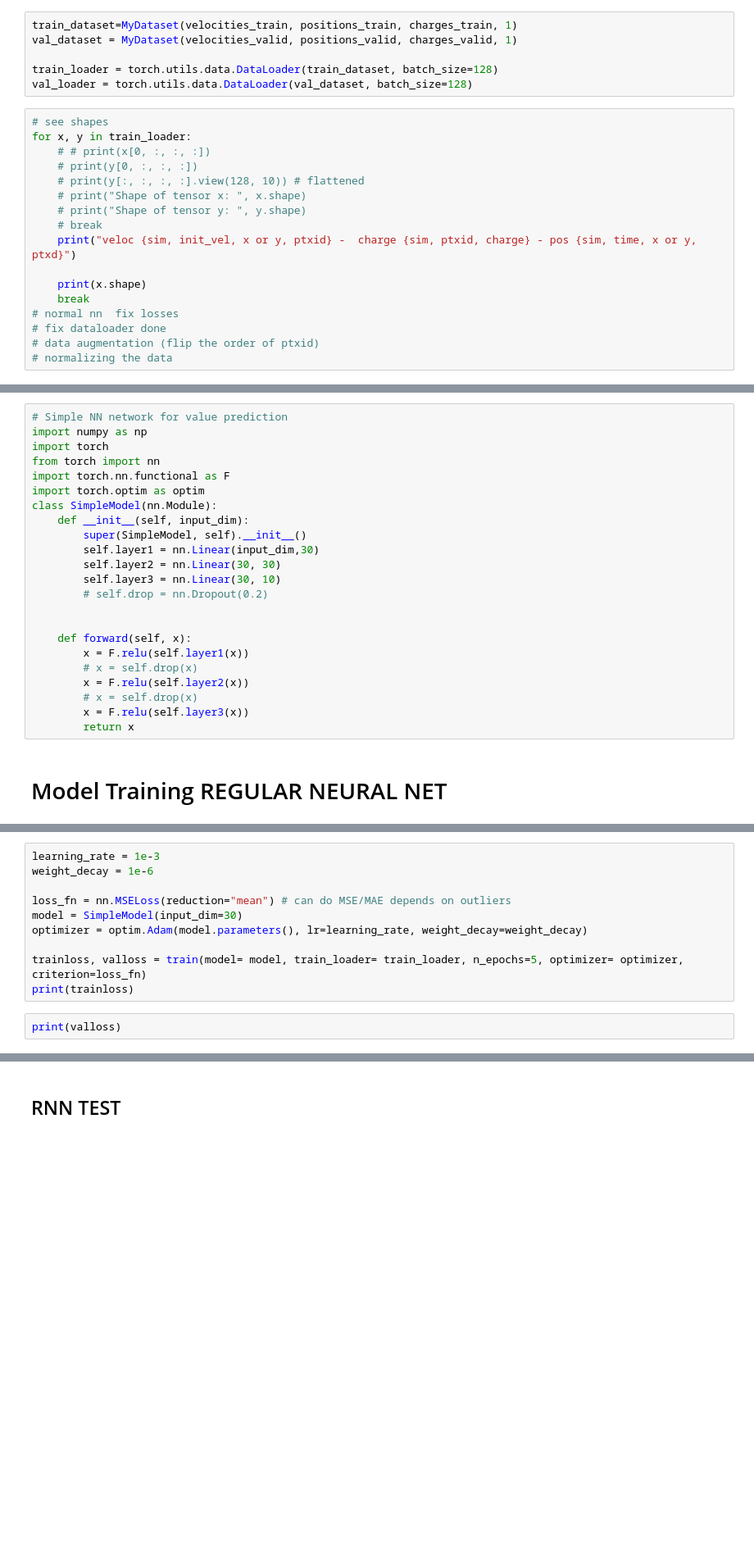
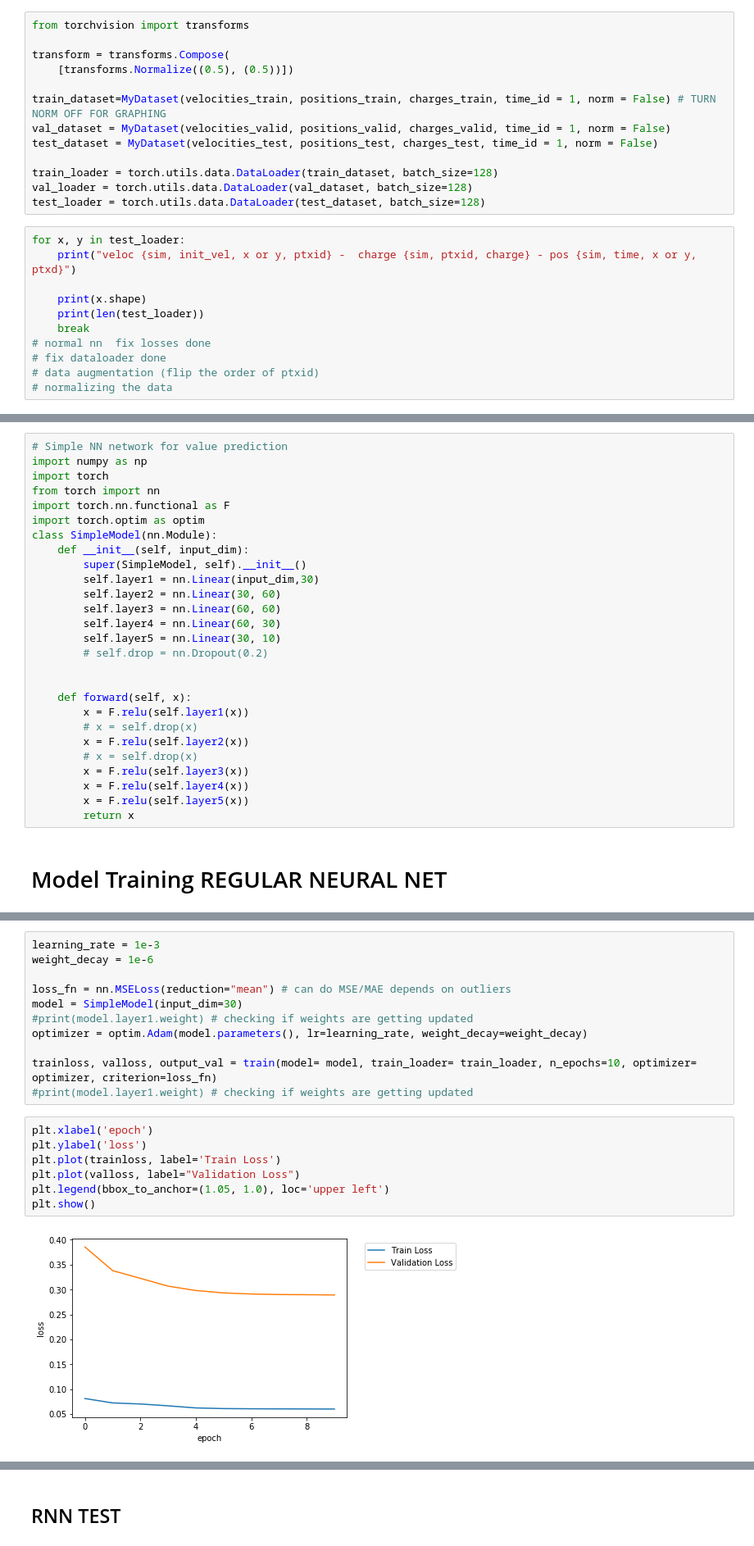
Before and after one commit to adiljahouh/2AMM10_38, a Jupyter notebook: assignment_2_3/a2_skeleton.ipynb, the cells around one changed output, grey strips where cells are left out. Shown: that part at 82% size. Cells and saved outputs as stored; diff of their text form; blank space fills up the shorter version.

Commit message:
added test/normalization | TODO: data augm and fix overfitting

```diff
--- a/assignment_2_3/a2_skeleton.ipynb
+++ b/assignment_2_3/a2_skeleton.ipynb
@@ -126,25 +152,26 @@ class MyDataset(Dataset):
     def __len__(self):
         return len(self.charges)
 # %%
-train_dataset=MyDataset(velocities_train, positions_train, charges_train, 1)
-val_dataset = MyDataset(velocities_valid, positions_valid, charges_valid, 1)
+from torchvision import transforms
+
+transform = transforms.Compose(
+    [transforms.Normalize((0.5), (0.5))])
+
+train_dataset=MyDataset(velocities_train, positions_train, charges_train, time_id = 1, norm = False) # TURN NORM OFF FOR GRAPHING
+val_dataset = MyDataset(velocities_valid, positions_valid, charges_valid, time_id = 1, norm = False)
+test_dataset = MyDataset(velocities_test, positions_test, charges_test, time_id = 1, norm = False)
 
 train_loader = torch.utils.data.DataLoader(train_dataset, batch_size=128)
 val_loader = torch.utils.data.DataLoader(val_dataset, batch_size=128)
+test_loader = torch.utils.data.DataLoader(test_dataset, batch_size=128)
 # %%
-# see shapes
-for x, y in train_loader:
-    # # print(x[0, :, :, :])
-    # print(y[0, :, :, :])
-    # print(y[:, :, :, :].view(128, 10)) # flattened
-    # print("Shape of tensor x: ", x.shape)
-    # print("Shape of tensor y: ", y.shape)
-    # break
+for x, y in test_loader:
     print("veloc {sim, init_vel, x or y, ptxid} -  charge {sim, ptxid, charge} - pos {sim, time, x or y, ptxd}")
 
     print(x.shape)
+    print(len(test_loader))
     break
-# normal nn  fix losses
+# normal nn  fix losses done
 # fix dataloader done
 # data augmentation (flip the order of ptxid)
 # normalizing the data
@@ -161,8 +192,10 @@ class SimpleModel(nn.Module):
     def __init__(self, input_dim):
         super(SimpleModel, self).__init__()
         self.layer1 = nn.Linear(input_dim,30)
-        self.layer2 = nn.Linear(30, 30)
-        self.layer3 = nn.Linear(30, 10)
+        self.layer2 = nn.Linear(30, 60)
+        self.layer3 = nn.Linear(60, 60)
+        self.layer4 = nn.Linear(60, 30)
+        self.layer5 = nn.Linear(30, 10)
         # self.drop = nn.Dropout(0.2)
 
 
@@ -172,6 +205,8 @@ class SimpleModel(nn.Module):
         x = F.relu(self.layer2(x))
         # x = self.drop(x)
         x = F.relu(self.layer3(x))
+        x = F.relu(self.layer4(x))
+        x = F.relu(self.layer5(x))
         return x
 # %% [markdown]
 # Model Training REGULAR NEURAL NET
@@ -231,9 +265,17 @@ weight_decay = 1e-6
 
 loss_fn = nn.MSELoss(reduction="mean") # can do MSE/MAE depends on outliers
 model = SimpleModel(input_dim=30)
+#print(model.layer1.weight) # checking if weights are getting updated
 optimizer = optim.Adam(model.parameters(), lr=learning_rate, weight_decay=weight_decay)
 
-trainloss, valloss = train(model= model, train_loader= train_loader, n_epochs=5, optimizer= optimizer, criterion=loss_fn)
-print(trainloss)
+trainloss, valloss, output_val = train(model= model, train_loader= train_loader, n_epochs=10, optimizer= optimizer, criterion=loss_fn)
+#print(model.layer1.weight) # checking if weights are getting updated
 # %%
-print(valloss)
+plt.xlabel('epoch')
+plt.ylabel('loss')
+plt.plot(trainloss, label='Train Loss')
+plt.plot(valloss, label="Validation Loss")
+plt.legend(bbox_to_anchor=(1.05, 1.0), loc='upper left')
+plt.show()
+# %% [output]
+[figure, added]
```
Also changed, not shown: parts of 14 cells of this notebook.
